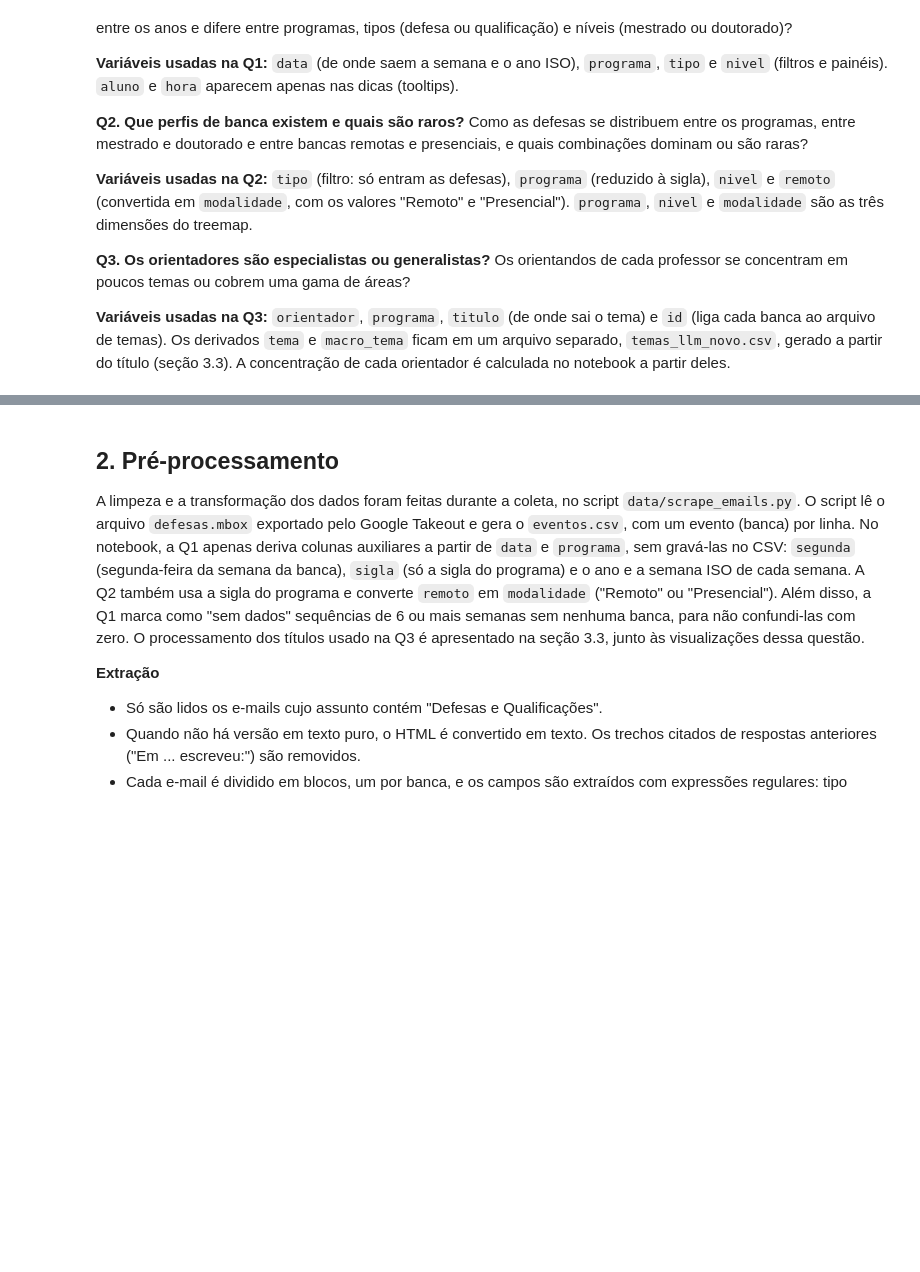
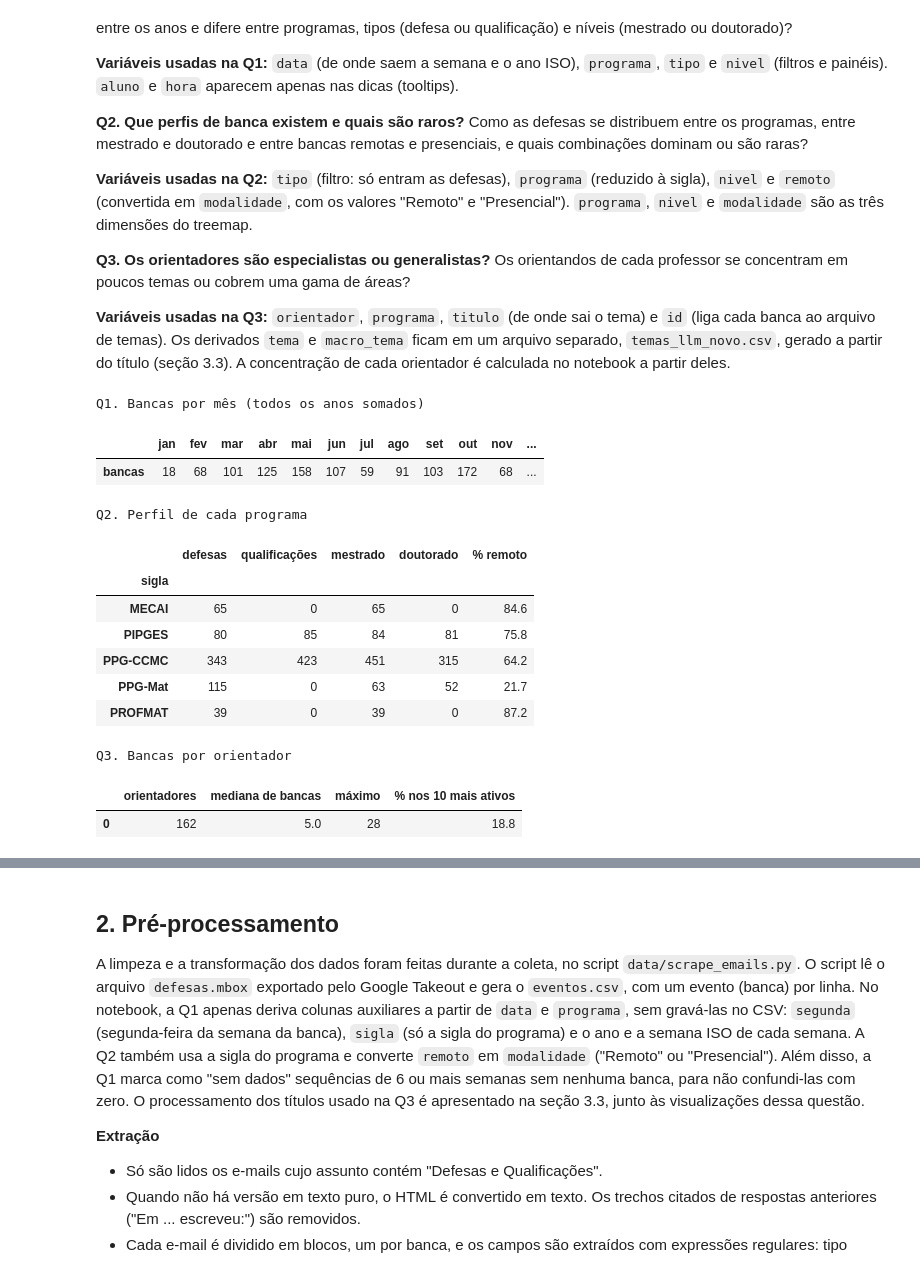
Before and after one commit to gabrielcmerlin/icmc-defenses-viz, a Jupyter notebook: viz/trab_parte1.ipynb, the cells around one changed output, grey strips where cells are left out. Cells and saved outputs as stored; diff of their text form; code cells hidden in the pictures; blank space fills up the shorter version.

```diff
--- a/viz/trab_parte1.ipynb
+++ b/viz/trab_parte1.ipynb
@@ -129,3 +129,49 @@ Os orientandos de cada professor se concentram em poucos temas ou cobrem uma gam
 **Variáveis usadas na Q3:** `orientador`, `programa`, `titulo` (de onde sai o tema) e `id` (liga cada banca ao arquivo de temas). Os derivados `tema` e `macro_tema` ficam em um arquivo separado, `temas_llm_novo.csv`, gerado a partir do título (seção 3.3). A concentração de cada orientador é calculada no notebook a partir deles.
 # %%
 # Análise preliminar que justifica as questões (poucas linhas por questão)
+df_pre = pd.read_csv(CAMINHO)
+df_pre["data"] = pd.to_datetime(df_pre["data"])
+df_pre["sigla"] = df_pre["programa"].str.split(" - ").str[-1]
+
+# Q1: bancas por mês, somando os anos
+print("Q1. Bancas por mês (todos os anos somados)")
+por_mes = df_pre["data"].dt.month.value_counts().sort_index()
+por_mes.index = ["jan", "fev", "mar", "abr", "mai", "jun", "jul", "ago", "set", "out", "nov", "dez"]
+display(por_mes.rename("bancas").to_frame().T)
+
+# Q2: defesas e qualificações, nível e % remoto por programa
+print("\nQ2. Perfil de cada programa")
+q2 = pd.DataFrame({
+    "defesas": df_pre[df_pre["tipo"] == "Defesa"].groupby("sigla").size(),
+    "qualificações": df_pre[df_pre["tipo"] == "Qualificação"].groupby("sigla").size(),
+    "mestrado": df_pre[df_pre["nivel"] == "Mestrado"].groupby("sigla").size(),
+    "doutorado": df_pre[df_pre["nivel"] == "Doutorado"].groupby("sigla").size(),
+    "% remoto": (df_pre.groupby("sigla")["remoto"].mean() * 100).round(1),
+}).fillna({"defesas": 0, "qualificações": 0, "mestrado": 0, "doutorado": 0})
+q2[["defesas", "qualificações", "mestrado", "doutorado"]] = q2[["defesas", "qualificações", "mestrado", "doutorado"]].astype(int)
+display(q2)
+
+# Q3: bancas por orientador
+print("\nQ3. Bancas por orientador")
+por_orient = df_pre["orientador"].value_counts()
+display(pd.DataFrame({
+    "orientadores": [len(por_orient)],
+    "mediana de bancas": [por_orient.median()],
+    "máximo": [por_orient.max()],
+    "% nos 10 mais ativos": [round(por_orient.head(10).sum() / por_orient.sum() * 100, 1)],
+}))
+# %% [output]
+Q1. Bancas por mês (todos os anos somados)
+|  | jan | fev | mar | abr | mai | jun | jul | ago | set | out | nov | ... |
+| bancas | 18 | 68 | 101 | 125 | 158 | 107 | 59 | 91 | 103 | 172 | 68 | ... |
+Q2. Perfil de cada programa
+|  | defesas | qualificações | mestrado | doutorado | % remoto |
+| sigla |  |  |  |  |  |
+| MECAI | 65 | 0 | 65 | 0 | 84.6 |
+| PIPGES | 80 | 85 | 84 | 81 | 75.8 |
+| PPG-CCMC | 343 | 423 | 451 | 315 | 64.2 |
+| PPG-Mat | 115 | 0 | 63 | 52 | 21.7 |
+| PROFMAT | 39 | 0 | 39 | 0 | 87.2 |
+Q3. Bancas por orientador
+|  | orientadores | mediana de bancas | máximo | % nos 10 mais ativos |
+| 0 | 162 | 5.0 | 28 | 18.8 |
```
Also changed, not shown: parts of 1 cell of this notebook.
